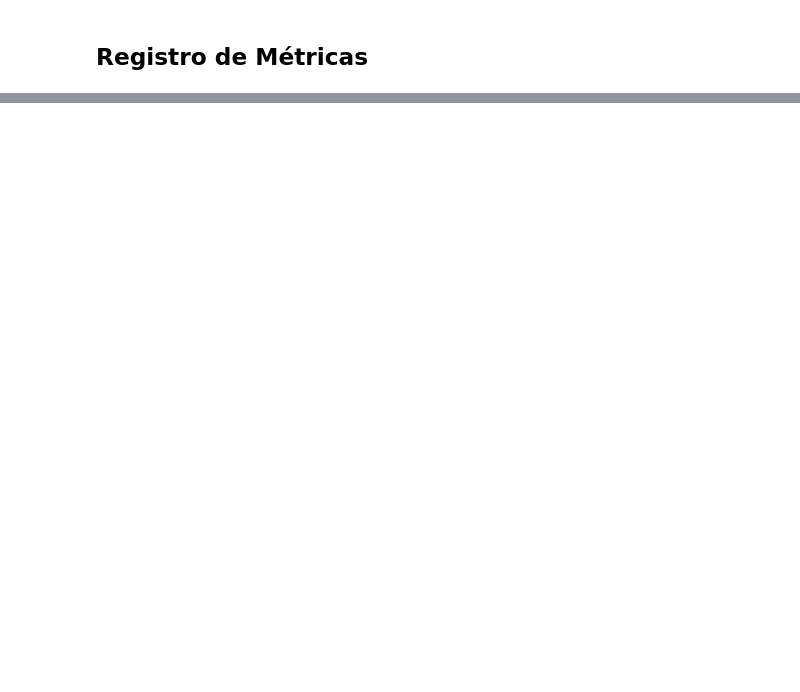
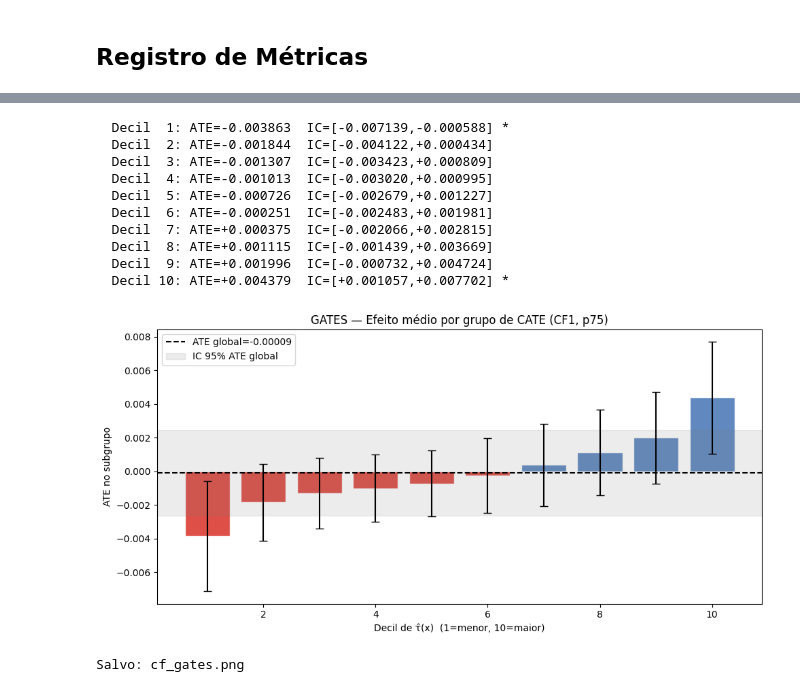
Before and after one commit to LucaoCodes/TCC, a Jupyter notebook: notebooks/06_causal_forest.ipynb, the cells around one changed output, grey strips where cells are left out. Drawn from its saved outputs; the diff is of its cells as text; code cells hidden in the pictures; blank space fills up the shorter version.

```diff
--- a/notebooks/06_causal_forest.ipynb
+++ b/notebooks/06_causal_forest.ipynb
@@ -163,0 +190,11 @@ ATE: -0.000002  IC 95%: [-0.004325, 0.004322]
+# %%
+# ── Configuração do tuning CF1 ─────────────────────────────────────────────
+SMOKE_MODE      = os.environ.get('CF_SMOKE', '0') == '1'
+N_RANDOM_SEARCH = 8 if SMOKE_MODE else 150
+FORCE_RETRAIN   = True   # True: refaz tudo | False: usa cache se existir
+LIMIARES        = {'p70': 0.70, 'p75': 0.75, 'p80': 0.80}
+RANDOM_SEED     = 42
+
+CF_MODELS_DIR.mkdir(parents=True, exist_ok=True)
+print(f"SMOKE_MODE={SMOKE_MODE} | N={N_RANDOM_SEARCH} | FORCE_RETRAIN={FORCE_RETRAIN}")
+print(f"Cache: {CF_MODELS_DIR}")
@@ -163,0 +555,39 @@ ATE: -0.000002  IC 95%: [-0.004325, 0.004322]
+# %%
+# ── GATES — ATE por decis do CATE ────────────────────────────────────────
+r = resultados['p75']
+cf,cate,X_te = r['cf'],r['cate'],r['X_te']
+idx_ord = np.argsort(cate); sz = len(cate)//10
+g_ate,g_lb,g_ub,g_med = [],[],[],[]
+for k in range(10):
+    s,e = k*sz, (k+1)*sz if k<9 else len(cate)
+    ik  = idx_ord[s:e]; Xk = X_te[ik]
+    ak  = float(cf.ate(Xk)); lk,uk = cf.ate_interval(Xk,alpha=0.05)
+    g_ate.append(ak); g_lb.append(float(lk)); g_ub.append(float(uk)); g_med.append(float(np.median(cate[ik])))
+    sig = "*" if (lk>0 or uk<0) else " "
+    print(f"  Decil {k+1:2d}: ATE={ak:+.6f}  IC=[{lk:+.6f},{uk:+.6f}] {sig}")
+fig,ax = plt.subplots(figsize=(10,5))
+decis = list(range(1,11))
+yerr  = np.array([[a-l,u-a] for a,l,u in zip(g_ate,g_lb,g_ub)]).T
+ax.bar(decis,g_ate,yerr=yerr,capsize=4,
+       color=['#d73027' if v<0 else '#4575b4' for v in g_ate],edgecolor='white',alpha=0.85)
+ax.axhline(r['ate'],color='black',linestyle='--',lw=1.5,label=f"ATE global={r['ate']:.5f}")
+ax.axhspan(r['ate_lb'],r['ate_ub'],color='gray',alpha=0.15,label='IC 95% ATE global')
+ax.set_xlabel('Decil de τ̂(x)  (1=menor, 10=maior)'); ax.set_ylabel('ATE no subgrupo')
+ax.set_title('GATES — Efeito médio por grupo de CATE (CF1, p75)'); ax.legend()
+plt.tight_layout()
+plt.savefig(str(FIGS_DIR/"cf_gates.png"),dpi=150,bbox_inches="tight"); plt.show()
+print("Salvo: cf_gates.png")
+_GATES = {'decis':decis,'ate':g_ate,'lb':g_lb,'ub':g_ub,'cate_med':g_med}
+# %% [output]
+  Decil  1: ATE=-0.003863  IC=[-0.007139,-0.000588] *
+  Decil  2: ATE=-0.001844  IC=[-0.004122,+0.000434]
+  Decil  3: ATE=-0.001307  IC=[-0.003423,+0.000809]
+  Decil  4: ATE=-0.001013  IC=[-0.003020,+0.000995]
+  Decil  5: ATE=-0.000726  IC=[-0.002679,+0.001227]
+  Decil  6: ATE=-0.000251  IC=[-0.002483,+0.001981]
+  Decil  7: ATE=+0.000375  IC=[-0.002066,+0.002815]
+  Decil  8: ATE=+0.001115  IC=[-0.001439,+0.003669]
+  Decil  9: ATE=+0.001996  IC=[-0.000732,+0.004724]
+  Decil 10: ATE=+0.004379  IC=[+0.001057,+0.007702] *
+[figure, added]
+Salvo: cf_gates.png
```
Also changed, not shown: parts of 25 cells of this notebook, 8 other files.
